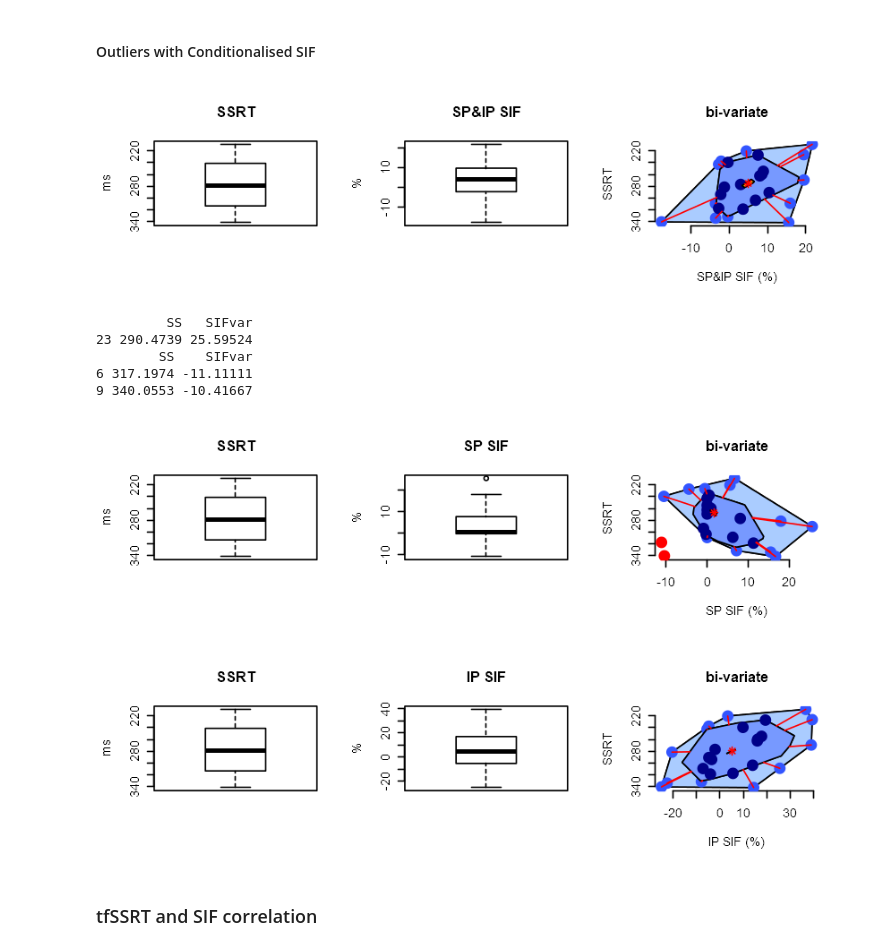
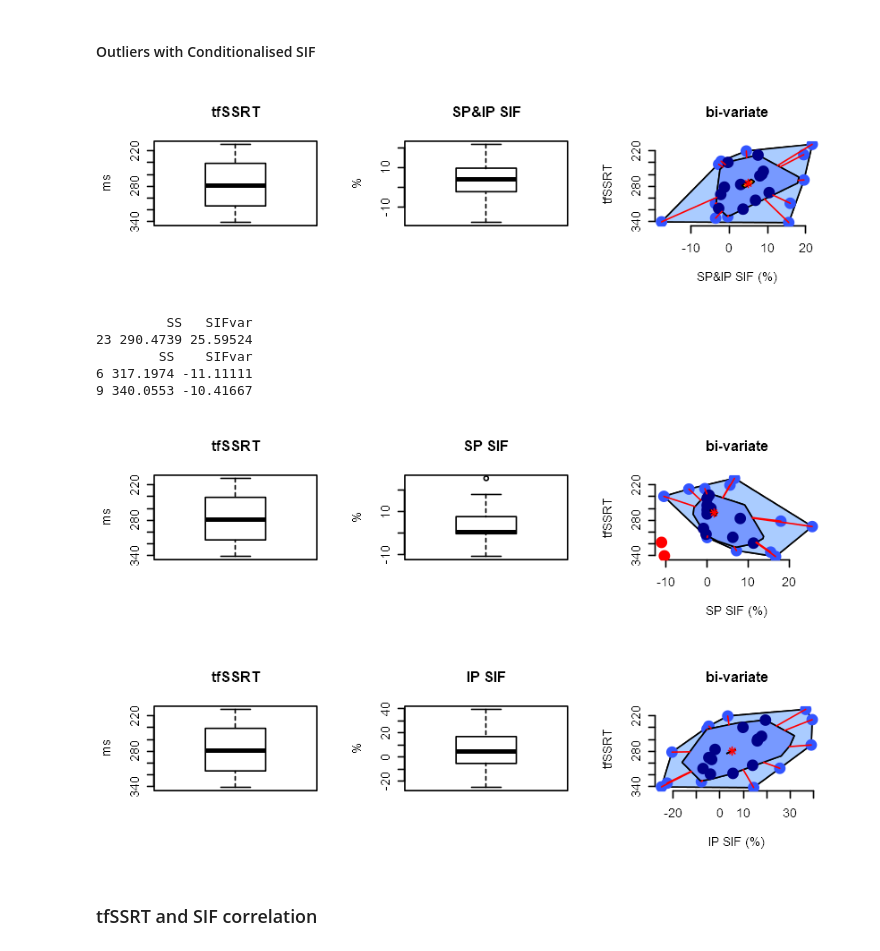
Before and after one commit to dcdace/Domain-general, a Jupyter notebook: Supramodal_Behavioural_03.ipynb, the cells around one changed output. Saved outputs shown, nothing was run; the diff lists cells and outputs as text; code cells hidden in the pictures.

```diff
--- a/Supramodal_Behavioural_03.ipynb
+++ b/Supramodal_Behavioural_03.ipynb
@@ -521,12 +521,12 @@ SIF  <- dataTNT$spSIFc
 layout(matrix(c(1,2,3), ncol = 3, byrow = TRUE))
 options(repr.plot.width = 8, repr.plot.height = 3) # change plot size
 
-get_outliers <- function(SIFvar, SIFtype, SS, SStype) { # SS: a measure from SS task (e.g., SSRT or TF)
+get_outliers <- function(SIFvar, SIFtype, SS, SStype, disp) { # SS: a measure from SS task (e.g., SSRT or TF)
   par(mfrow=c(1,3))
   # Univariate, boxplot method
   # ------------------------------------
-  bpSS <- boxplot(SS, main = SStype, ylab = 'ms', ylim = rev(range(SS)))
-  bpSIF  <- boxplot(SIFvar, main = paste(SIFtype, "SIF"), ylab = '%')
+  bpSS <- boxplot(SS, main = SStype, ylab = 'ms', ylim = rev(range(SS)), plot = disp)
+  bpSIF  <- boxplot(SIFvar, main = paste(SIFtype, "SIF"), ylab = '%', plot = disp)
 
   # oSS
   ifelse(is.null(bpSS$out), oSS <- vector(mode="numeric", length=0),  oSS <- which(SS == bpSS$out))
@@ -541,7 +541,7 @@ get_outliers <- function(SIFvar, SIFtype, SS, SStype) { # SS: a measure from SS
   ifelse(is.null(bpl$pxy.outlier), oBiv <- vector(mode="numeric", length=0),
          oBiv <- which(SS %in% bpl$pxy.outlier[,1]))
   bpSSSIF <- bagplot(SIFvar, SS, cex = 2, ylim = rev(range(SS)),
-                     ylab = SStype, xlab = paste(SIFtype, 'SIF (%)'), main = 'bi-variate')
+                     ylab = SStype, xlab = paste(SIFtype, 'SIF (%)'), main = 'bi-variate', create.plot = disp)
   # Report results
   # ------------------------------------
   oSSres <- c(sprintf(paste(SStype, "outliers: %d"), length(bpSS$out)),
@@ -730,18 +730,18 @@ u_ipOutl_tfSSRT   <- get_outliers(dataTNT$ipSIFu, "IP", tfSSRT, "SSRT")
 #### Outliers with Conditionalised SIF
 # %%
 options(repr.plot.width = 7, repr.plot.height = 2) # change plot size
-c_spipOutl_tfSSRT <- get_outliers(dataTNT$spipSIFc, "SP&IP", tfSSRT, "SSRT")
-c_spOutl_tfSSRT   <- get_outliers(dataTNT$spSIFc, "SP", tfSSRT, "SSRT")
-c_ipOutl_tfSSRT   <- get_outliers(dataTNT$ipSIFc, "IP", tfSSRT, "SSRT")
+c_spipOutl_tfSSRT <- get_outliers(dataTNT$spipSIFc, "SP&IP", tfSSRT, "tfSSRT", disp = TRUE)
+c_spOutl_tfSSRT   <- get_outliers(dataTNT$spSIFc, "SP", tfSSRT, "tfSSRT", disp = TRUE)
+c_ipOutl_tfSSRT   <- get_outliers(dataTNT$ipSIFc, "IP", tfSSRT, "tfSSRT", disp = TRUE)
 # %% [output]
-[figure, old version]
+[figure, new version]
          SS   SIFvar
 23 290.4739 25.59524
         SS    SIFvar
 6 317.1974 -11.11111
 9 340.0553 -10.41667
-[figure, old version]
+[figure, new version]
-[figure, old version]
+[figure, new version]
 # %% [markdown]
 ### tfSSRT and SIF correlation
 # %%
```
Also changed, not shown: parts of 22 cells of this notebook.
